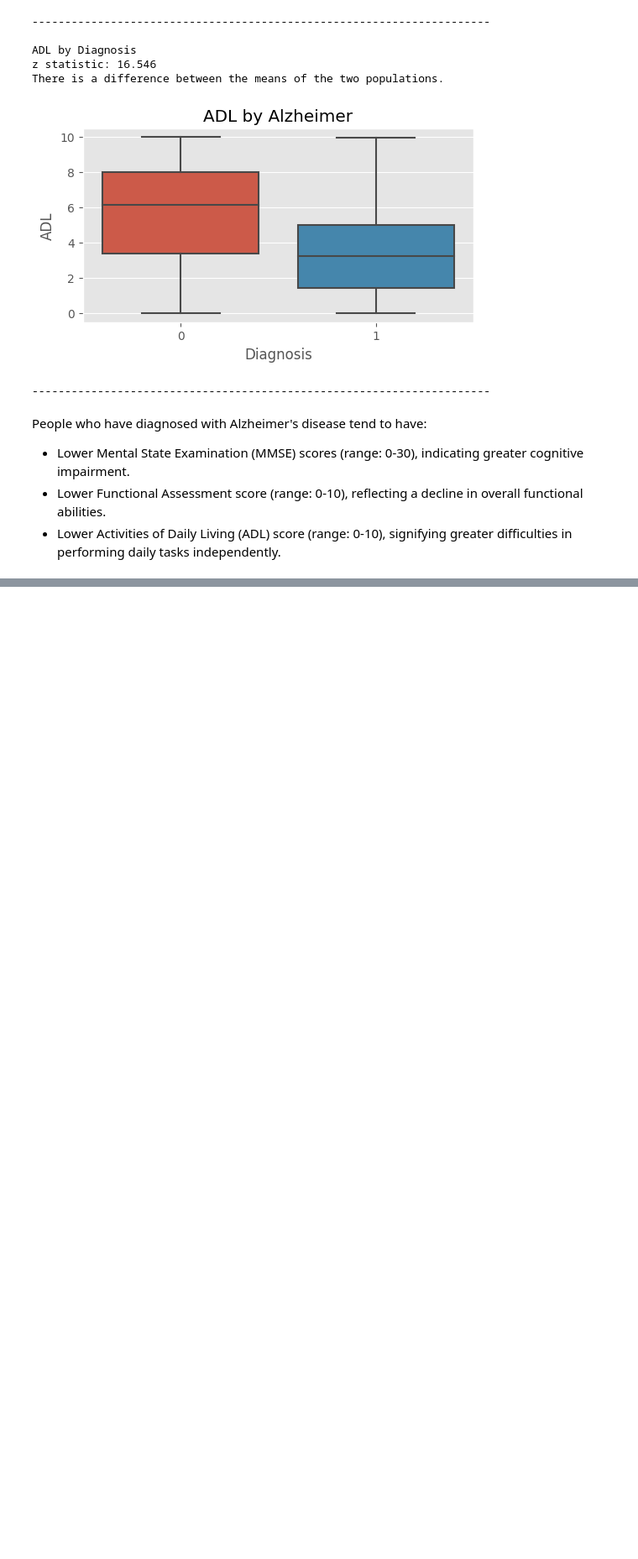
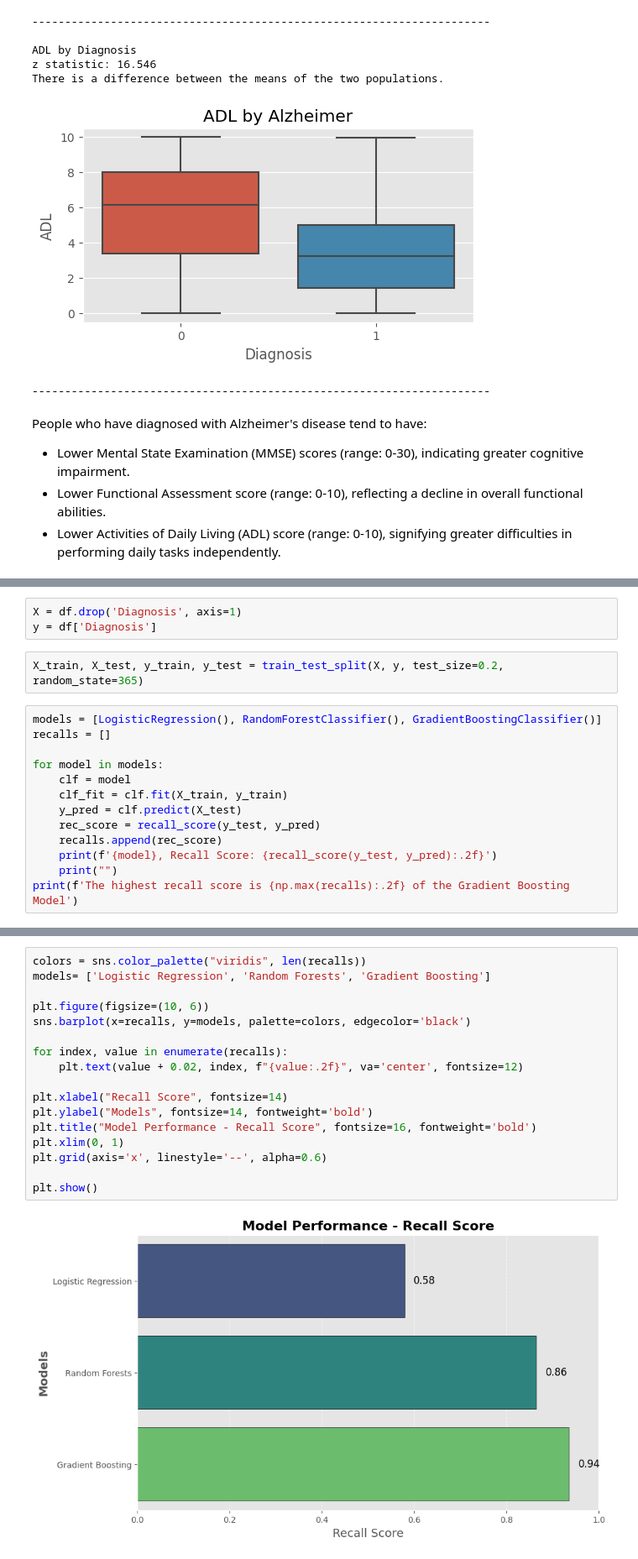
Before and after one commit to leonemma/Alzheimer-s-Disease-Analysis, a Jupyter notebook: alzheimer-s-disease-statistical-analysis.ipynb, the cells around one changed output, grey strips where cells are left out. Shown at 84% size. Drawn from its saved outputs; the diff is of its cells as text; blank space fills up the shorter version.

```diff
--- a/alzheimer-s-disease-statistical-analysis.ipynb
+++ b/alzheimer-s-disease-statistical-analysis.ipynb
@@ -448,0 +488,18 @@ People who have diagnosed with Alzheimer's disease tend to have:
+# %%
+X = df.drop('Diagnosis', axis=1)
+y = df['Diagnosis']
+# %%
+X_train, X_test, y_train, y_test = train_test_split(X, y, test_size=0.2, random_state=365)
+# %%
+models = [LogisticRegression(), RandomForestClassifier(), GradientBoostingClassifier()]
+recalls = []
+
+for model in models:
+    clf = model
+    clf_fit = clf.fit(X_train, y_train)
+    y_pred = clf.predict(X_test)
+    rec_score = recall_score(y_test, y_pred)
+    recalls.append(rec_score)
+    print(f'{model}, Recall Score: {recall_score(y_test, y_pred):.2f}')
+    print("")
+print(f'The highest recall score is {np.max(recalls):.2f} of the Gradient Boosting Model')
@@ -448,0 +514,19 @@ People who have diagnosed with Alzheimer's disease tend to have:
+# %%
+colors = sns.color_palette("viridis", len(recalls))
+models= ['Logistic Regression', 'Random Forests', 'Gradient Boosting']
+
+plt.figure(figsize=(10, 6))
+sns.barplot(x=recalls, y=models, palette=colors, edgecolor='black')
+
+for index, value in enumerate(recalls):
+    plt.text(value + 0.02, index, f"{value:.2f}", va='center', fontsize=12)
+
+plt.xlabel("Recall Score", fontsize=14)
+plt.ylabel("Models", fontsize=14, fontweight='bold')
+plt.title("Model Performance - Recall Score", fontsize=16, fontweight='bold')
+plt.xlim(0, 1)
+plt.grid(axis='x', linestyle='--', alpha=0.6)
+
+plt.show()
+# %% [output]
+[figure, added]
```
Also changed, not shown: parts of 9 cells of this notebook.
